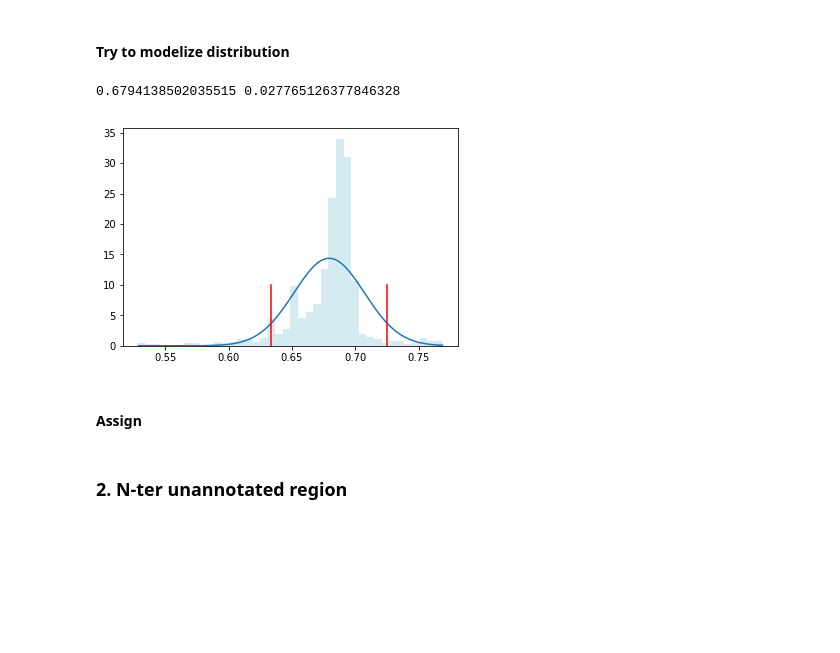
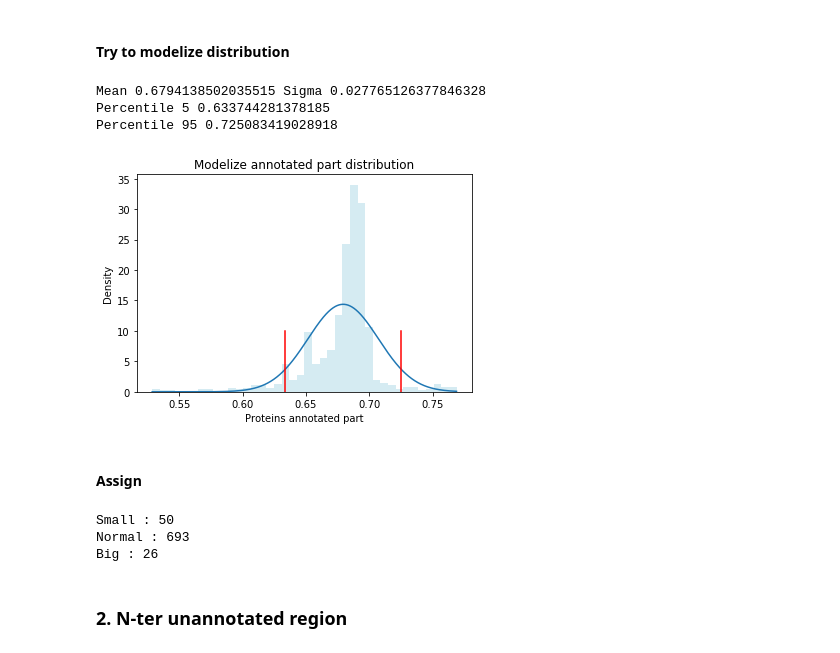
Before and after one commit to MMSB-MOBI/NOX_analysis, a Jupyter notebook: notebook/Topology_annotation.ipynb, the cells around one changed output. Cells and saved outputs as stored; diff of their text form; code cells hidden in the pictures; blank space fills up the shorter version.

Commit message:
Topology annotation, write some graph in outputs, add details

```diff
--- a/notebook/Topology_annotation.ipynb
+++ b/notebook/Topology_annotation.ipynb
@@ -432,18 +484,25 @@ sns.distplot(annotated_percent_list,fit=stats.norm)
 annotated_percent_format=np.array(annotated_percent_list).reshape(-1,1)
 # %%
 mean,sigma=stats.norm.fit(annotated_percent_list)
-print(mean,sigma)
+print("Mean", mean, "Sigma", sigma)
 x=np.linspace(min(annotated_percent_list),max(annotated_percent_list),1000)
 zscore1=stats.norm.ppf(0.05,mean,sigma)
 zscore2=stats.norm.ppf(0.95,mean,sigma)
+print("Percentile 5", zscore1)
+print("Percentile 95", zscore2)
 plt.plot(x,stats.norm.pdf(x,mean,sigma))
 plt.hist(annotated_percent_format,density=True,color="lightblue",alpha=.5,bins=40)
 plt.plot((zscore1,zscore1),(0,10),color="red")
 plt.plot((zscore2,zscore2),(0,10),color="red")
-plt.show()
+plt.xlabel("Proteins annotated part")
+plt.ylabel("Density")
+plt.title("Modelize annotated part distribution")
+plt.savefig("/Users/chilpert/Results/NOX_visu_clean/Topology_groups/annotated_percent.pdf")
 # %% [output]
-0.6794138502035515 0.027765126377846328
+Mean 0.6794138502035515 Sigma 0.027765126377846328
+Percentile 5 0.633744281378185
+Percentile 95 0.725083419028918
-[figure, old version]
+[figure, new version]
 # %% [markdown]
 #### Assign
 # %%
@@ -474,6 +533,13 @@ def filter_annotated_fragment(e,cat):
 small_annotated=data_ok.filter(filter_annotated_fragment,cat="small")
 big_annotated=data_ok.filter(filter_annotated_fragment,cat="big")
 normal_annotated=data_ok.filter(filter_annotated_fragment,cat="normal")
+print("Small :", len(small_annotated))
+print("Normal :", len(normal_annotated))
+print("Big :", len(big_annotated))
+# %% [output]
+Small : 50
+Normal : 693
+Big : 26
 # %% [markdown]
 ### 2. N-ter unannotated region
 # %%
```
Also changed, not shown: parts of 15 cells of this notebook.
